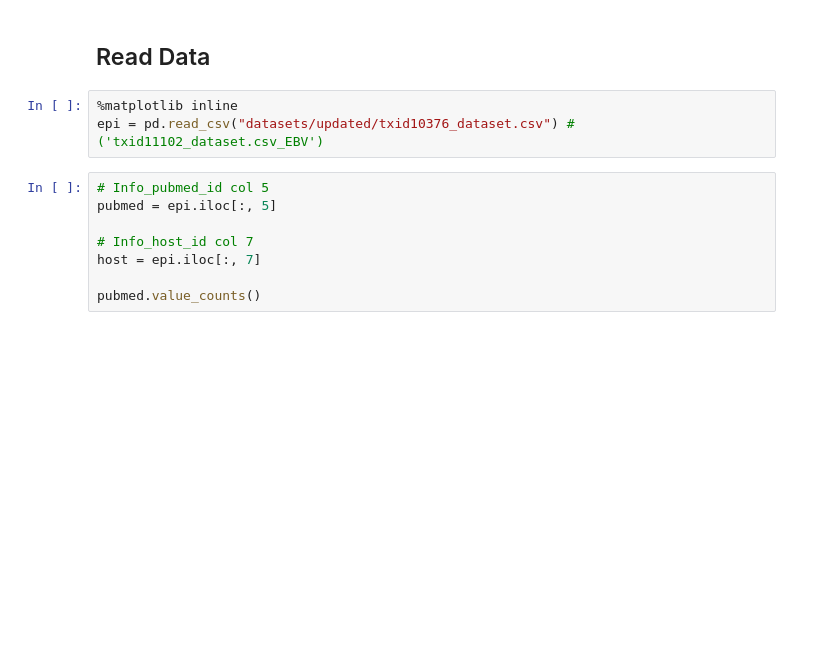
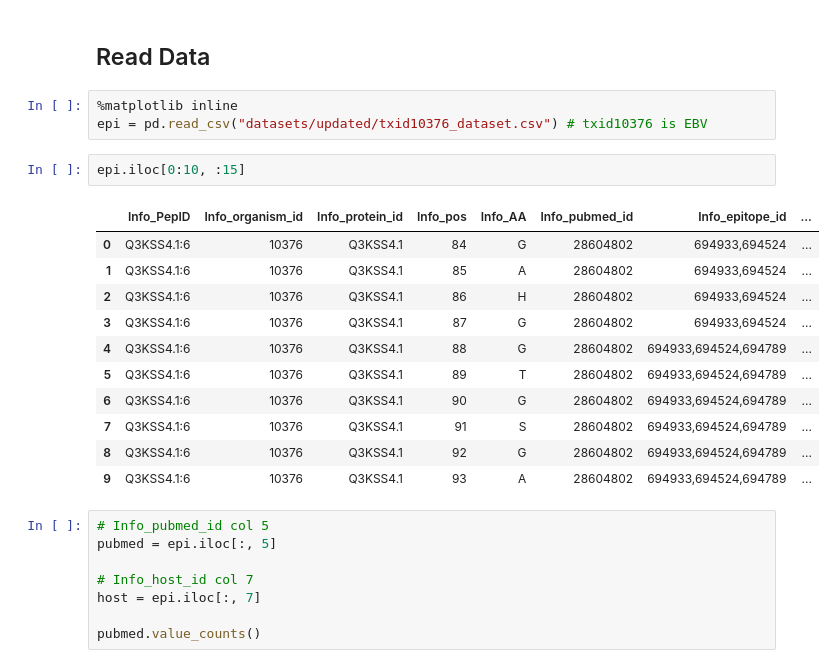
Before and after one commit to JPeck567/EpiPredProject, a Jupyter notebook: EpitopePred.ipynb, the cells around one changed output. Saved outputs shown, nothing was run; the diff lists cells and outputs as text; blank space fills up the shorter version.

```diff
--- a/EpitopePred.ipynb
+++ b/EpitopePred.ipynb
@@ -17,7 +23,21 @@ from imblearn.under_sampling import RandomUnderSampler
 ## Read Data
 # %%
 %matplotlib inline
-epi = pd.read_csv("datasets/updated/txid10376_dataset.csv") # ('txid11102_dataset.csv_EBV')
+epi = pd.read_csv("datasets/updated/txid10376_dataset.csv") # txid10376 is EBV
+# %%
+epi.iloc[0:10, :15]
+# %% [output]
+|  | Info_PepID | Info_organism_id | Info_protein_id | Info_pos | Info_AA | Info_pubmed_id | Info_epitope_id | ... |
+| 0 | Q3KSS4.1:6 | 10376 | Q3KSS4.1 | 84 | G | 28604802 | 694933,694524 | ... |
+| 1 | Q3KSS4.1:6 | 10376 | Q3KSS4.1 | 85 | A | 28604802 | 694933,694524 | ... |
+| 2 | Q3KSS4.1:6 | 10376 | Q3KSS4.1 | 86 | H | 28604802 | 694933,694524 | ... |
+| 3 | Q3KSS4.1:6 | 10376 | Q3KSS4.1 | 87 | G | 28604802 | 694933,694524 | ... |
+| 4 | Q3KSS4.1:6 | 10376 | Q3KSS4.1 | 88 | G | 28604802 | 694933,694524,694789 | ... |
+| 5 | Q3KSS4.1:6 | 10376 | Q3KSS4.1 | 89 | T | 28604802 | 694933,694524,694789 | ... |
+| 6 | Q3KSS4.1:6 | 10376 | Q3KSS4.1 | 90 | G | 28604802 | 694933,694524,694789 | ... |
+| 7 | Q3KSS4.1:6 | 10376 | Q3KSS4.1 | 91 | S | 28604802 | 694933,694524,694789 | ... |
+| 8 | Q3KSS4.1:6 | 10376 | Q3KSS4.1 | 92 | G | 28604802 | 694933,694524,694789 | ... |
+| 9 | Q3KSS4.1:6 | 10376 | Q3KSS4.1 | 93 | A | 28604802 | 694933,694524,694789 | ... |
 # %%
 # Info_pubmed_id col 5
 pubmed = epi.iloc[:, 5]
```
Also changed, not shown: parts of 34 cells of this notebook.
